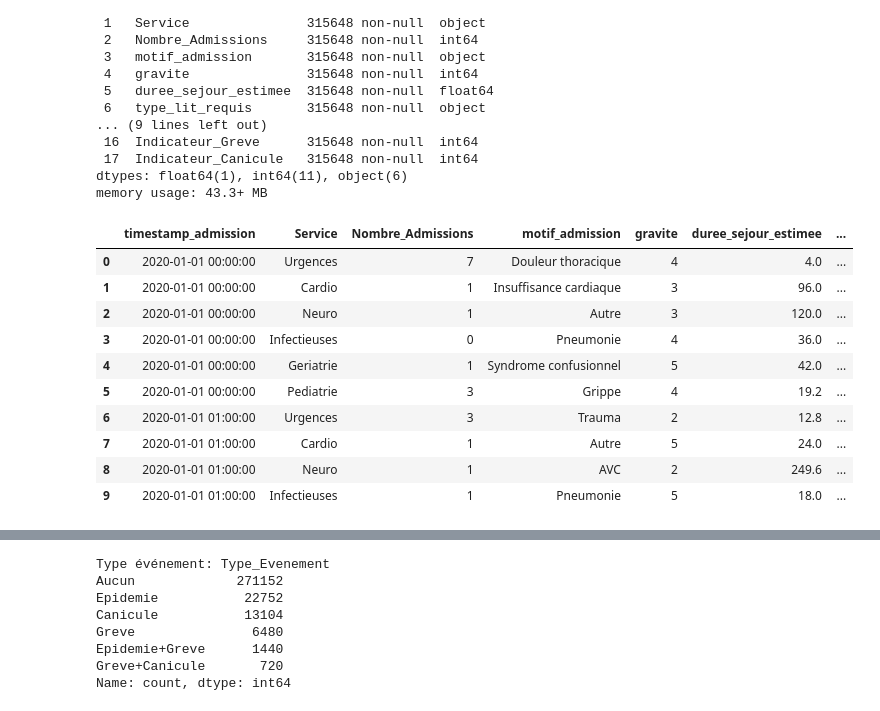
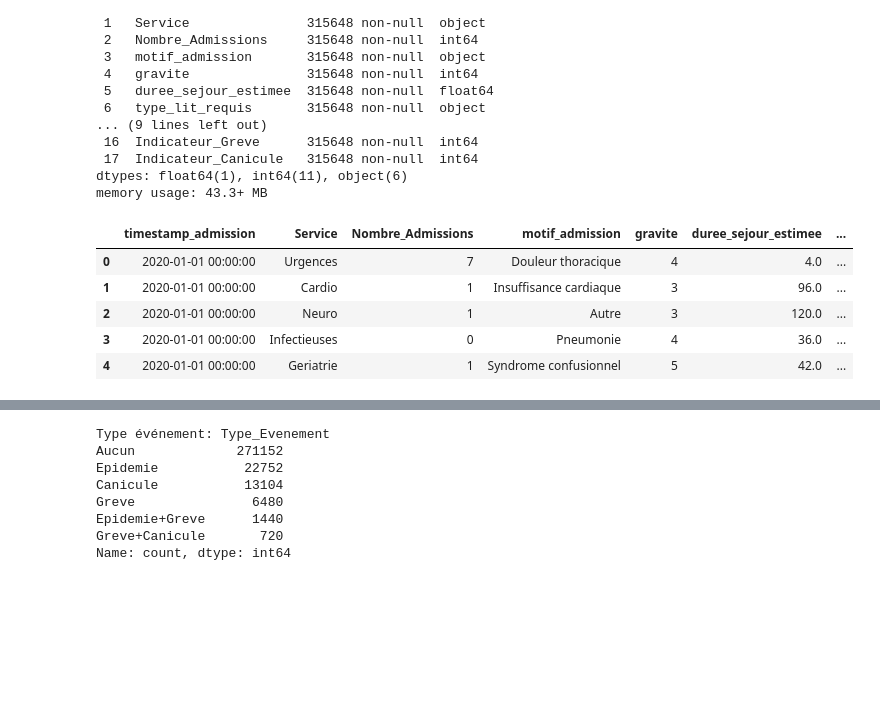
Before and after one commit to MiloBonbaril/DATA-smartcare-analytics, a Jupyter notebook: AED.ipynb, the cells around one changed output, grey strips where cells are left out. Saved outputs shown, nothing was run; the diff lists cells and outputs as text; code cells hidden in the pictures; blank space fills up the shorter version.

```diff
--- a/AED.ipynb
+++ b/AED.ipynb
@@ -22,17 +26,12 @@ Data columns (total 18 columns):
 dtypes: float64(1), int64(11), object(6)
 memory usage: 43.3+ MB
 # %%
-df.head(10)
+df.head(5)
 # %% [output]
 |  | timestamp_admission | Service | Nombre_Admissions | motif_admission | gravite | duree_sejour_estimee | ... |
 | 0 | 2020-01-01 00:00:00 | Urgences | 7 | Douleur thoracique | 4 | 4.0 | ... |
 | 1 | 2020-01-01 00:00:00 | Cardio | 1 | Insuffisance cardiaque | 3 | 96.0 | ... |
 | 2 | 2020-01-01 00:00:00 | Neuro | 1 | Autre | 3 | 120.0 | ... |
 | 3 | 2020-01-01 00:00:00 | Infectieuses | 0 | Pneumonie | 4 | 36.0 | ... |
 | 4 | 2020-01-01 00:00:00 | Geriatrie | 1 | Syndrome confusionnel | 5 | 42.0 | ... |
-| 5 | 2020-01-01 00:00:00 | Pediatrie | 3 | Grippe | 4 | 19.2 | ... |
-| 6 | 2020-01-01 01:00:00 | Urgences | 3 | Trauma | 2 | 12.8 | ... |
-| 7 | 2020-01-01 01:00:00 | Cardio | 1 | Autre | 5 | 24.0 | ... |
-| 8 | 2020-01-01 01:00:00 | Neuro | 1 | AVC | 2 | 249.6 | ... |
-| 9 | 2020-01-01 01:00:00 | Infectieuses | 1 | Pneumonie | 5 | 18.0 | ... |
 # %%
```
Also changed, not shown: parts of 10 cells of this notebook.
